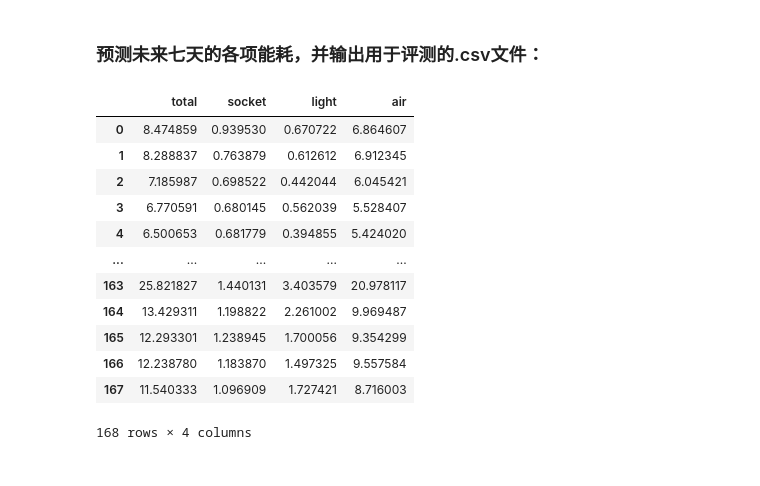
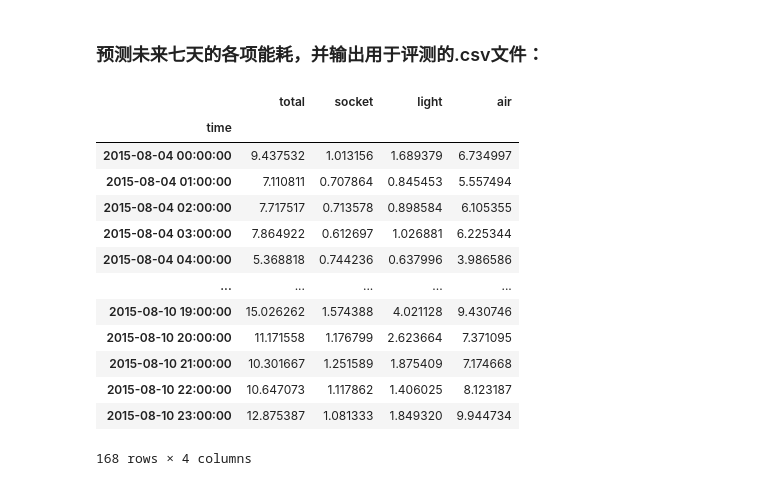
Before and after one commit to ZongXR/Smart-Building-Energy-Consumption-Prediction, a Jupyter notebook: notebooks/LightGBM.ipynb, the cells around one changed output. Cells and saved outputs as stored; diff of their text form; code cells hidden in the pictures.

```diff
--- a/notebooks/LightGBM.ipynb
+++ b/notebooks/LightGBM.ipynb
@@ -447,0 +315,3 @@ R2_T_total
+# %%
+data_light.loc["2015-08-04 00:00:00" : "2015-08-10 23:00:00", "value_light"] = light_pred
+data_light.loc["2015-08-04 00:00:00" : "2015-08-10 23:00:00", "value_light"].plot()
@@ -447,0 +328,11 @@ R2_T_total
+# %%
+data_air = data.drop(columns=["value_socket", "value_light"])
+x_train_air = data_air.drop(columns=["value_air"]).loc[: "2015-08-03 23:00:00"]
+y_train_air = data_air["value_air"].loc[: "2015-08-03 23:00:00"]
+x_test_air = data_air.drop(columns=["value_air"]).loc["2015-08-04 00:00:00" : "2015-08-10 23:00:00"]
+# %%
+model_air = LGBMRegressor(n_estimators=1000, n_jobs=-1, random_state=42).fit(x_train_air, y_train_air)
+air_pred = model_air.predict(x_test_air)
+# %%
+data_air.loc["2015-08-04 00:00:00" : "2015-08-10 23:00:00", "value_air"] = air_pred
+data_air.loc["2015-08-04 00:00:00" : "2015-08-10 23:00:00", "value_air"].plot()
@@ -448,33 +342,30 @@ R2_T_total
 # %% [markdown]
 <h3>预测未来七天的各项能耗，并输出用于评测的.csv文件：</h3>
 # %%
-final_test_input = data.iloc[-1:]
-final_pred_socket = model_socket.predict(final_test_input)
-final_pred_light = model_light.predict(final_test_input)
-final_pred_air = model_air.predict(final_test_input)
 results = DataFrame()
-results['socket'] = final_pred_socket[0]
-results['light'] = final_pred_light[0]
-results['air'] = final_pred_air[0]
+results['socket'] = clip_value(data_socket.loc["2015-08-04 00:00:00" : "2015-08-10 23:00:00", "value_socket"], _min_val_=0)
+results['light'] = clip_value(data_light.loc["2015-08-04 00:00:00" : "2015-08-10 23:00:00", "value_light"], _min_val_=0)
+results['air'] = clip_value(data_air.loc["2015-08-04 00:00:00" : "2015-08-10 23:00:00", "value_air"], _min_val_=0)
 results['total'] = results.sum(axis=1)
 results = results[["total", "socket", "light", "air"]]
 filename = "submit_%s.csv" % datetime.now().strftime("%Y-%m-%dT%H-%M")
 
 results.to_csv(os.path.join("../data", filename), index=False)
 results
 # %% [output]
 |  | total | socket | light | air |
-| 0 | 8.474859 | 0.939530 | 0.670722 | 6.864607 |
-| 1 | 8.288837 | 0.763879 | 0.612612 | 6.912345 |
-| 2 | 7.185987 | 0.698522 | 0.442044 | 6.045421 |
-| 3 | 6.770591 | 0.680145 | 0.562039 | 5.528407 |
-| 4 | 6.500653 | 0.681779 | 0.394855 | 5.424020 |
+| time |  |  |  |  |
+| 2015-08-04 00:00:00 | 9.437532 | 1.013156 | 1.689379 | 6.734997 |
+| 2015-08-04 01:00:00 | 7.110811 | 0.707864 | 0.845453 | 5.557494 |
+| 2015-08-04 02:00:00 | 7.717517 | 0.713578 | 0.898584 | 6.105355 |
+| 2015-08-04 03:00:00 | 7.864922 | 0.612697 | 1.026881 | 6.225344 |
+| 2015-08-04 04:00:00 | 5.368818 | 0.744236 | 0.637996 | 3.986586 |
 | ... | ... | ... | ... | ... |
-| 163 | 25.821827 | 1.440131 | 3.403579 | 20.978117 |
-| 164 | 13.429311 | 1.198822 | 2.261002 | 9.969487 |
-| 165 | 12.293301 | 1.238945 | 1.700056 | 9.354299 |
-| 166 | 12.238780 | 1.183870 | 1.497325 | 9.557584 |
-| 167 | 11.540333 | 1.096909 | 1.727421 | 8.716003 |
+| 2015-08-10 19:00:00 | 15.026262 | 1.574388 | 4.021128 | 9.430746 |
+| 2015-08-10 20:00:00 | 11.171558 | 1.176799 | 2.623664 | 7.371095 |
+| 2015-08-10 21:00:00 | 10.301667 | 1.251589 | 1.875409 | 7.174668 |
+| 2015-08-10 22:00:00 | 10.647073 | 1.117862 | 1.406025 | 8.123187 |
+| 2015-08-10 23:00:00 | 12.875387 | 1.081333 | 1.849320 | 9.944734 |
 168 rows × 4 columns
 # %%
 with ZipFile('../data/test.zip', 'w') as zip_file:
```
Also changed, not shown: parts of 54 cells of this notebook, 2 other files.
